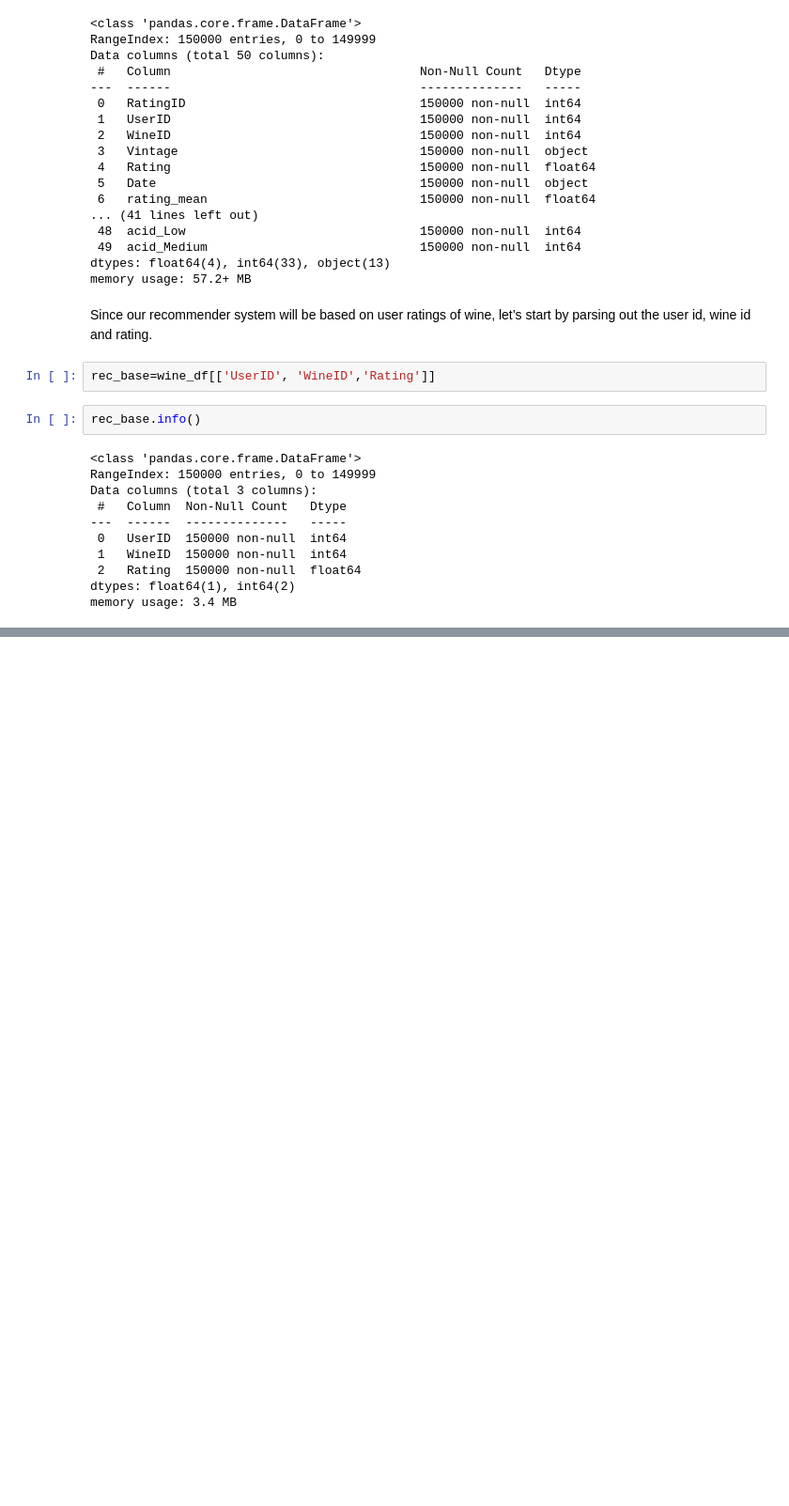
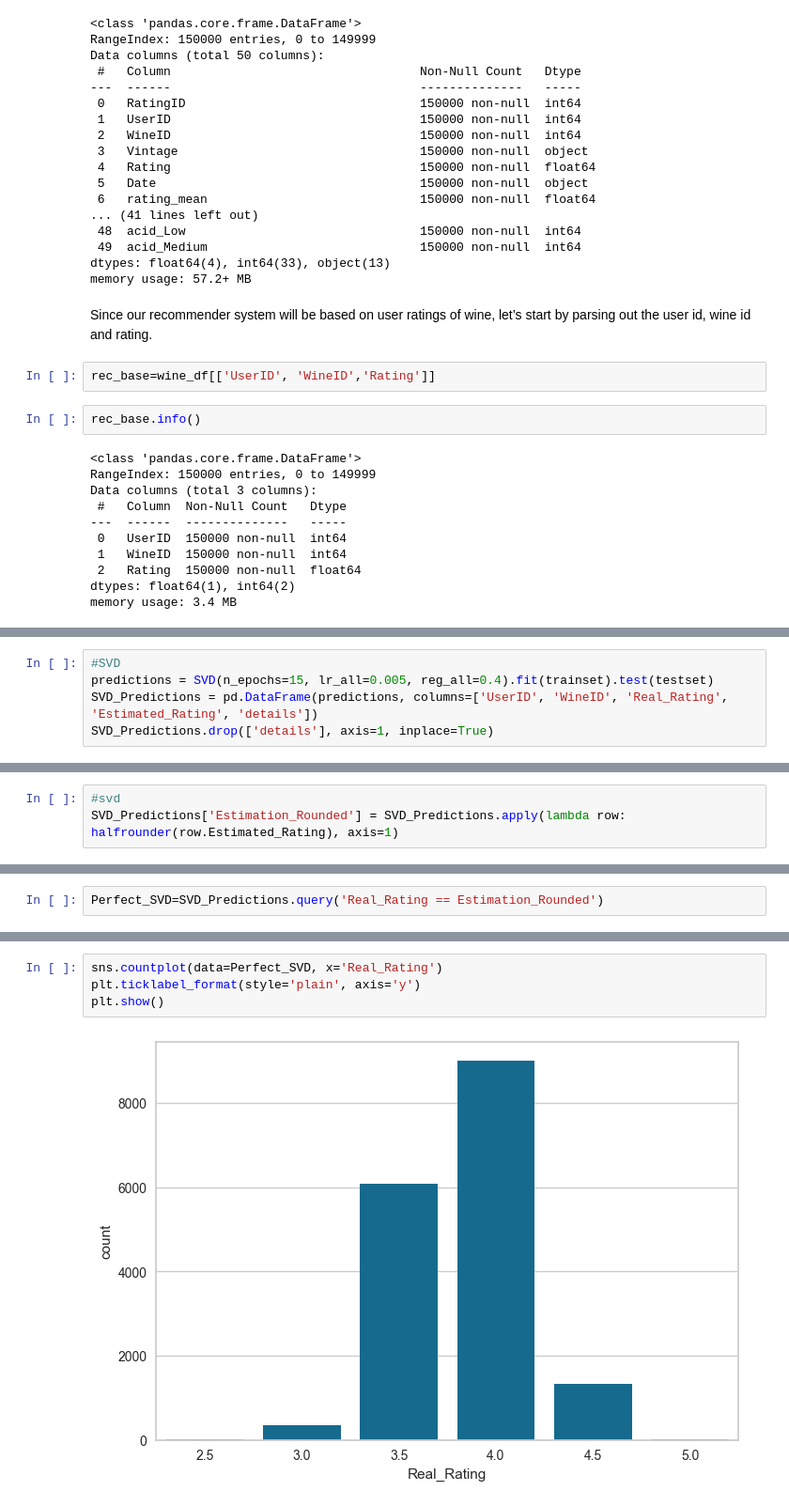
Before and after one commit to jwatki8/Capstone-3, a Jupyter notebook: Capstone 3- Modeling Draft-Slim.ipynb, the cells around one changed output, grey strips where cells are left out. Shown at 94% size. Drawn from its saved outputs; the diff is of its cells as text; blank space fills up the shorter version.

```diff
--- a/Capstone 3- Modeling Draft-Slim.ipynb
+++ b/Capstone 3- Modeling Draft-Slim.ipynb
@@ -329,0 +244,5 @@ Test time         104.62  108.54  110.32  107.83  2.38
+# %%
+#SVD
+predictions = SVD(n_epochs=15, lr_all=0.005, reg_all=0.4).fit(trainset).test(testset)
+SVD_Predictions = pd.DataFrame(predictions, columns=['UserID', 'WineID', 'Real_Rating', 'Estimated_Rating', 'details'])
+SVD_Predictions.drop(['details'], axis=1, inplace=True)
@@ -329,0 +264,3 @@ Test time         104.62  108.54  110.32  107.83  2.38
+# %%
+#svd
+SVD_Predictions['Estimation_Rounded'] = SVD_Predictions.apply(lambda row: halfrounder(row.Estimated_Rating), axis=1)
@@ -329,0 +335,2 @@ Test time         104.62  108.54  110.32  107.83  2.38
+# %%
+Perfect_SVD=SVD_Predictions.query('Real_Rating == Estimation_Rounded')
@@ -329,0 +361,6 @@ Test time         104.62  108.54  110.32  107.83  2.38
+# %%
+sns.countplot(data=Perfect_SVD, x='Real_Rating')
+plt.ticklabel_format(style='plain', axis='y')
+plt.show()
+# %% [output]
+[figure, added]
```
Also changed, not shown: parts of 79 cells of this notebook.
